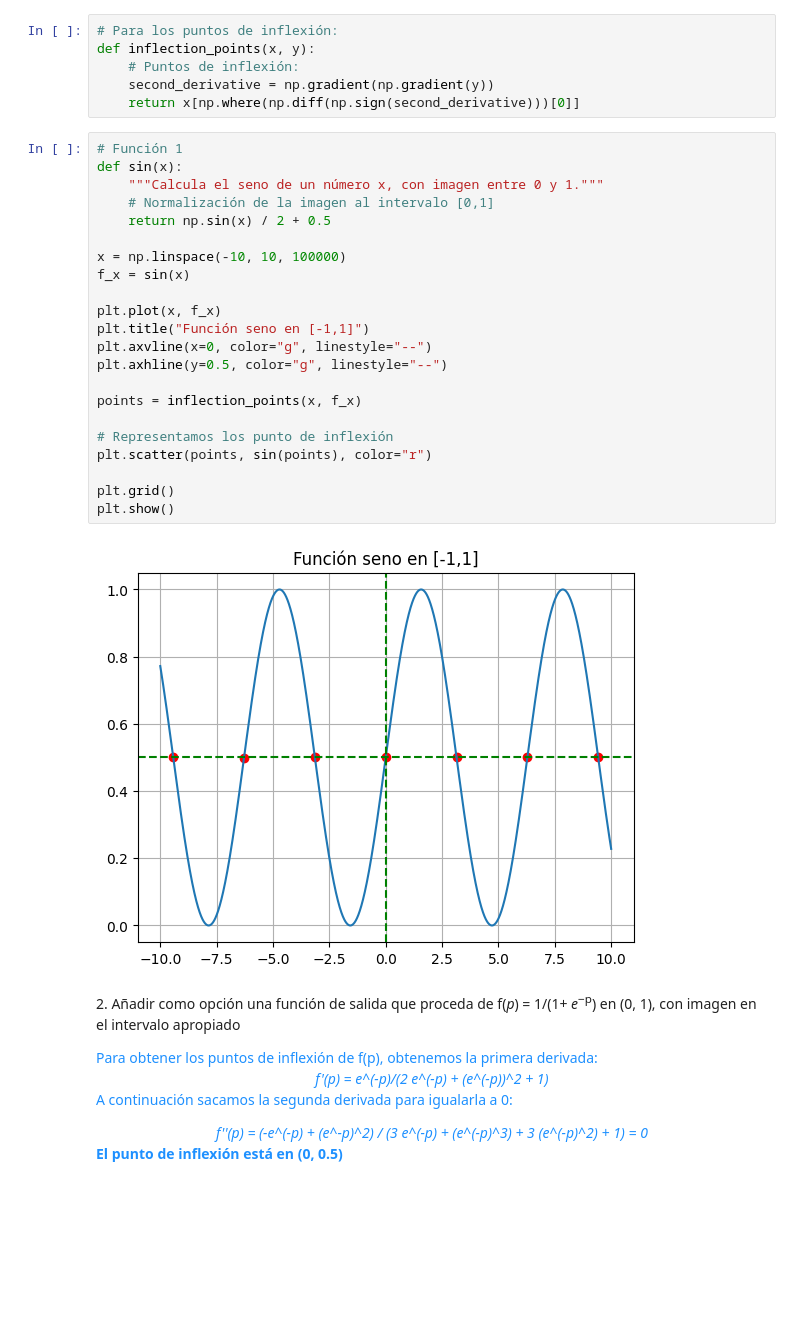
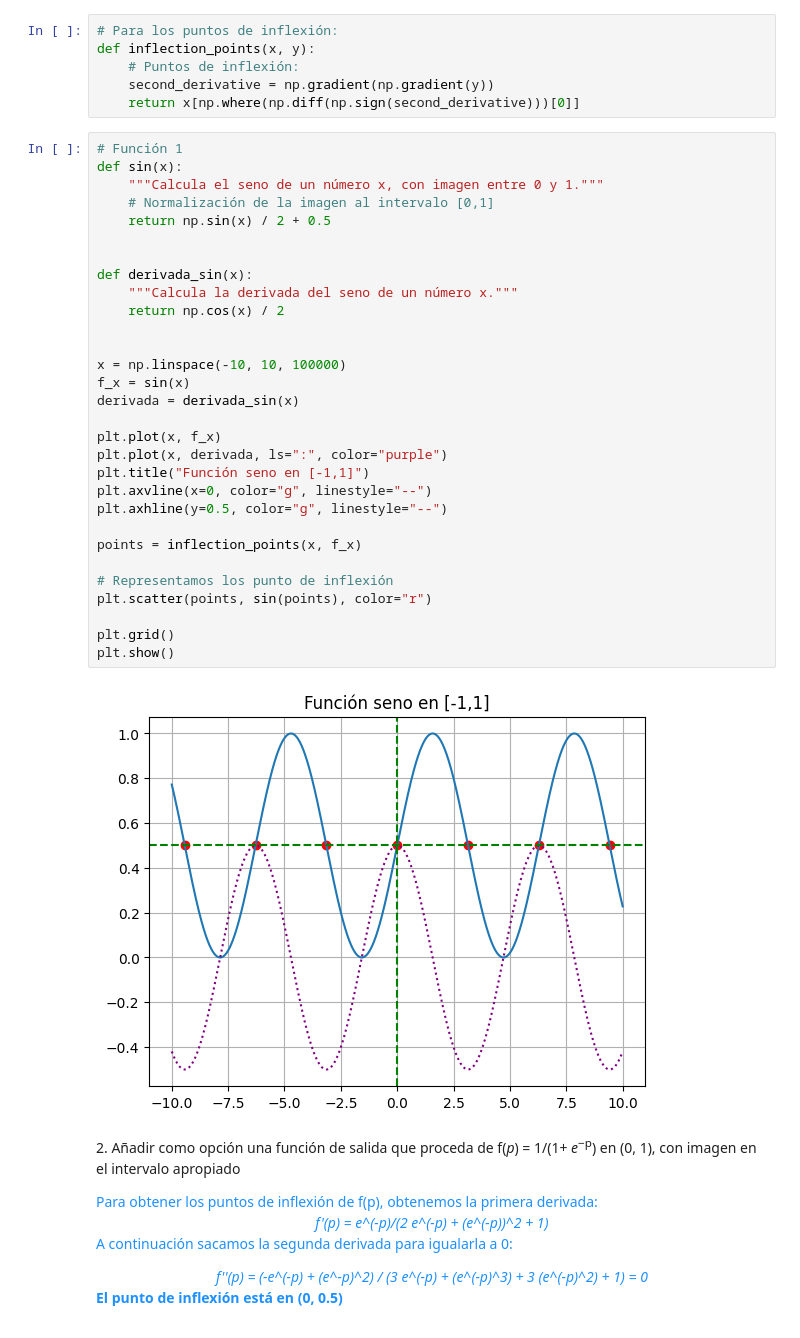
Before and after one commit to Apriea04/ComputacionNeuronalEvolutiva, a Jupyter notebook: Computación Evolutiva/Práctica 0/Pate 2.ipynb, the cells around one changed output. Cells and saved outputs as stored; diff of their text form; blank space fills up the shorter version.

Commit message:
Añadir derivadas de funciones

```diff
--- a/Computación Evolutiva/Práctica 0/Pate 2.ipynb
+++ b/Computación Evolutiva/Práctica 0/Pate 2.ipynb
@@ -55,27 +55,35 @@ def inflection_points(x, y):
 # %%
 # Función 1
 def sin(x):
     """Calcula el seno de un número x, con imagen entre 0 y 1."""
     # Normalización de la imagen al intervalo [0,1]
     return np.sin(x) / 2 + 0.5
 
+
+def derivada_sin(x):
+    """Calcula la derivada del seno de un número x."""
+    return np.cos(x) / 2
+
+
 x = np.linspace(-10, 10, 100000)
 f_x = sin(x)
+derivada = derivada_sin(x)
 
 plt.plot(x, f_x)
+plt.plot(x, derivada, ls=":", color="purple")
 plt.title("Función seno en [-1,1]")
 plt.axvline(x=0, color="g", linestyle="--")
 plt.axhline(y=0.5, color="g", linestyle="--")
 
 points = inflection_points(x, f_x)
 
 # Representamos los punto de inflexión
 plt.scatter(points, sin(points), color="r")
 
 plt.grid()
 plt.show()
 # %% [output]
-[figure, old version]
+[figure, new version]
 # %% [markdown]
 2\. Añadir como opción una función de salida que proceda de f(_p_) = 1/(1+ _e_<sup>−p</sup>) en (0, 1), con imagen en el intervalo apropiado
 
```
Also changed, not shown: parts of 7 cells of this notebook.
